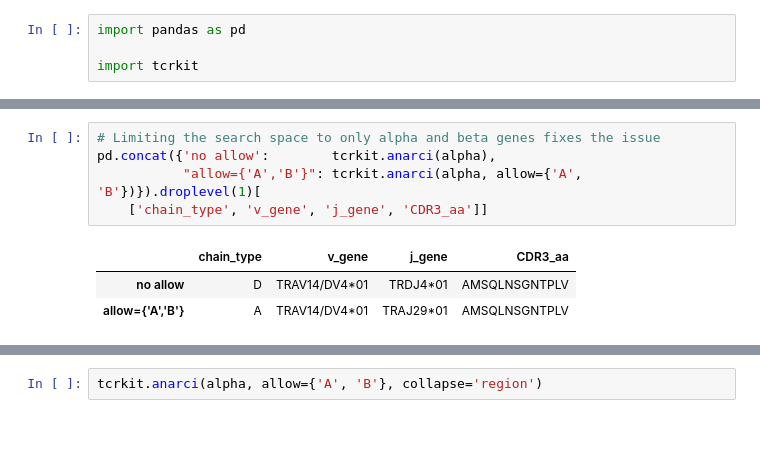
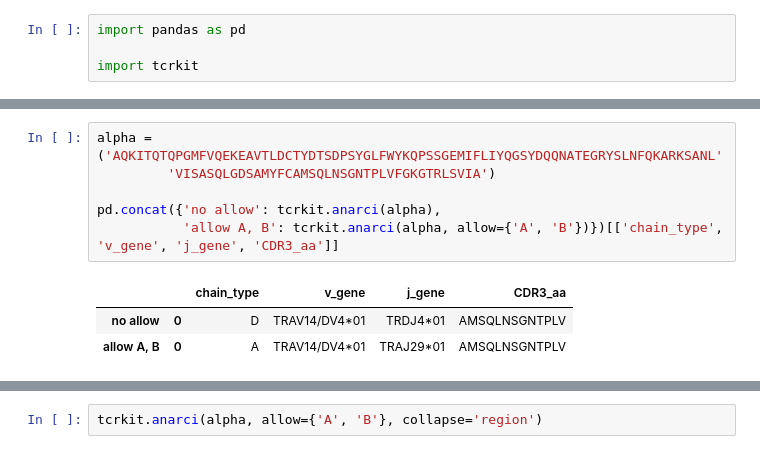
Before and after one commit to akdslab/tcrkit, a Jupyter notebook: notebooks/tcrkit_showcase.ipynb, the cells around one changed output, grey strips where cells are left out. Cells and saved outputs as stored; diff of their text form.

```diff
--- a/notebooks/tcrkit_showcase.ipynb
+++ b/notebooks/tcrkit_showcase.ipynb
@@ -52,9 +47,10 @@ tcrkit.anarci(alpha) # ANARCI detects delta gene instead of alpha
 # %%
-# Limiting the search space to only alpha and beta genes fixes the issue
-pd.concat({'no allow':        tcrkit.anarci(alpha),
-           "allow={'A','B'}": tcrkit.anarci(alpha, allow={'A', 'B'})}).droplevel(1)[
-    ['chain_type', 'v_gene', 'j_gene', 'CDR3_aa']]
+alpha = ('AQKITQTQPGMFVQEKEAVTLDCTYDTSDPSYGLFWYKQPSSGEMIFLIYQGSYDQQNATEGRYSLNFQKARKSANL'
+         'VISASQLGDSAMYFCAMSQLNSGNTPLVFGKGTRLSVIA')
+
+pd.concat({'no allow': tcrkit.anarci(alpha),
+           'allow A, B': tcrkit.anarci(alpha, allow={'A', 'B'})})[['chain_type', 'v_gene', 'j_gene', 'CDR3_aa']]
 # %% [output]
-|  | chain_type | v_gene | j_gene | CDR3_aa |
-| no allow | D | TRAV14/DV4*01 | TRDJ4*01 | AMSQLNSGNTPLV |
-| allow={'A','B'} | A | TRAV14/DV4*01 | TRAJ29*01 | AMSQLNSGNTPLV |
+|  |  | chain_type | v_gene | j_gene | CDR3_aa |
+| no allow | 0 | D | TRAV14/DV4*01 | TRDJ4*01 | AMSQLNSGNTPLV |
+| allow A, B | 0 | A | TRAV14/DV4*01 | TRAJ29*01 | AMSQLNSGNTPLV |
```
Also changed, not shown: parts of 43 cells of this notebook, 19 other files.
